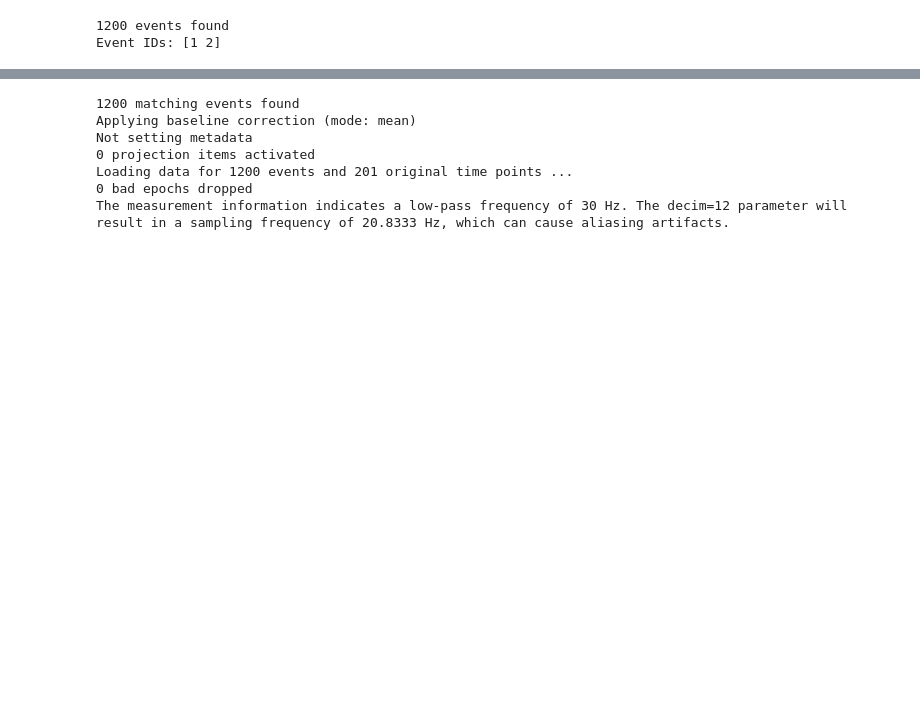
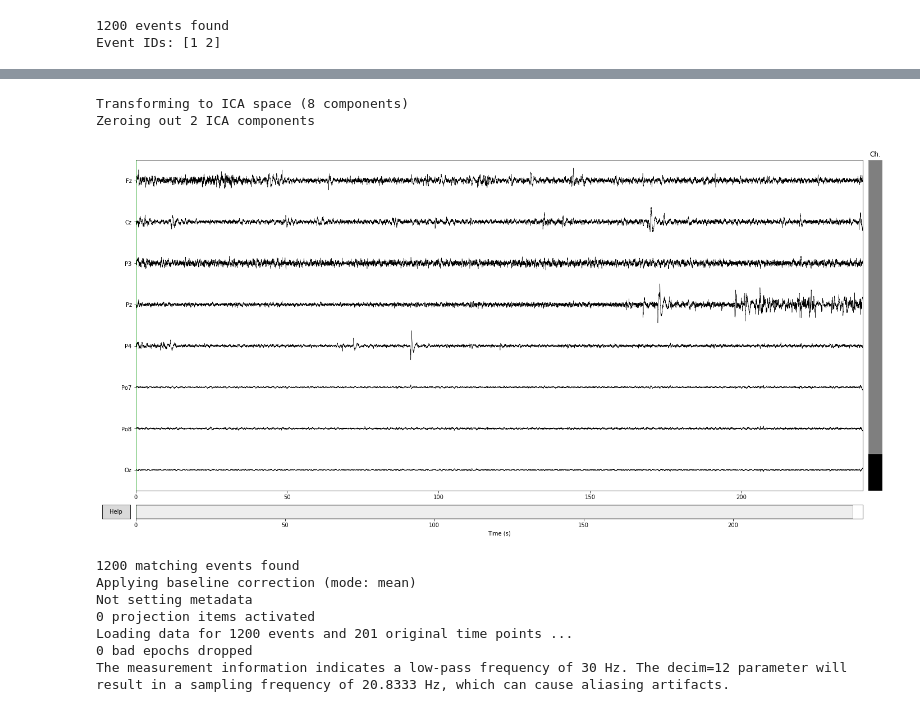
Before and after one commit to belya/p300-speller, a Jupyter notebook: p300-speller.ipynb, the cells around one changed output, grey strips where cells are left out. Saved outputs shown, nothing was run; the diff lists cells and outputs as text; code cells hidden in the pictures; blank space fills up the shorter version.

```diff
--- a/p300-speller.ipynb
+++ b/p300-speller.ipynb
@@ -128,3 +132,15 @@ Event IDs: [1 2]
+# %%
+stds = np.std(np.abs(ica_eeg[:, :][0]), axis=1)
+exclude_components = (-stds).argsort()[0:2]
+# %%
+raw = ica.apply(raw.copy(), exclude=list(exclude_components))
+# %% [output]
+Transforming to ICA space (8 components)
+Zeroing out 2 ICA components
+# %%
+plot_raw(raw)
+# %% [output]
+[figure, added]
 # %%
 def get_epochs(raw):
     global events
```
Also changed, not shown: parts of 46 cells of this notebook, 1 other file.
